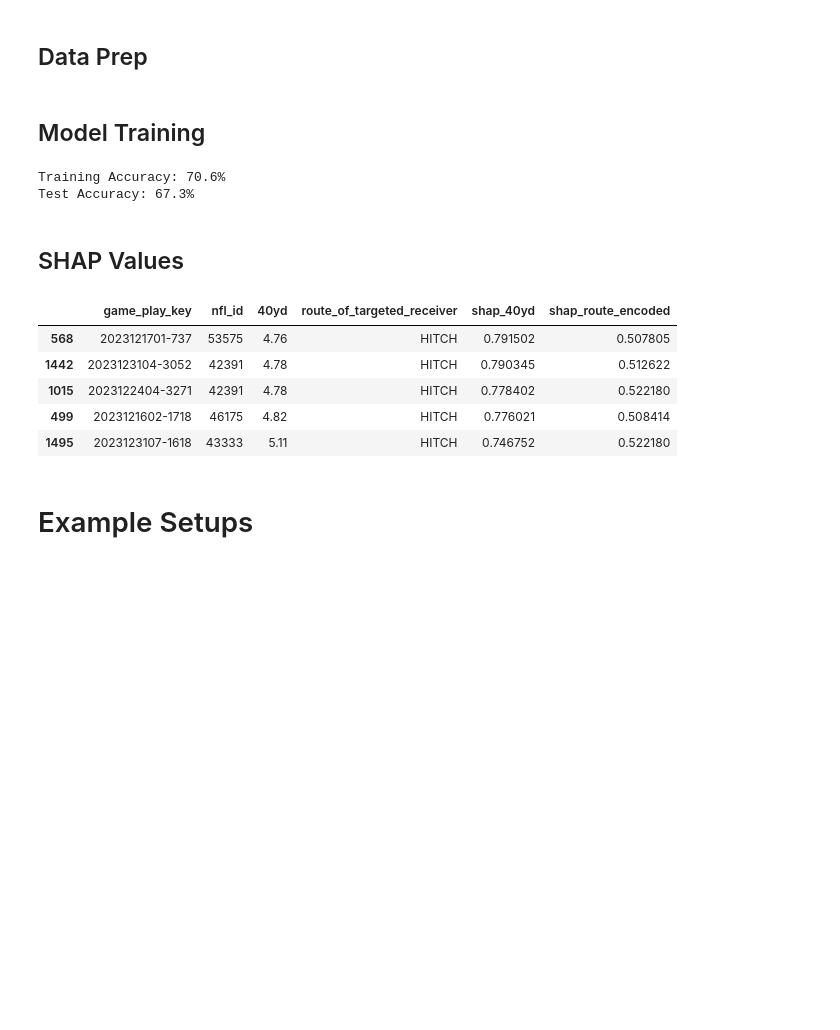
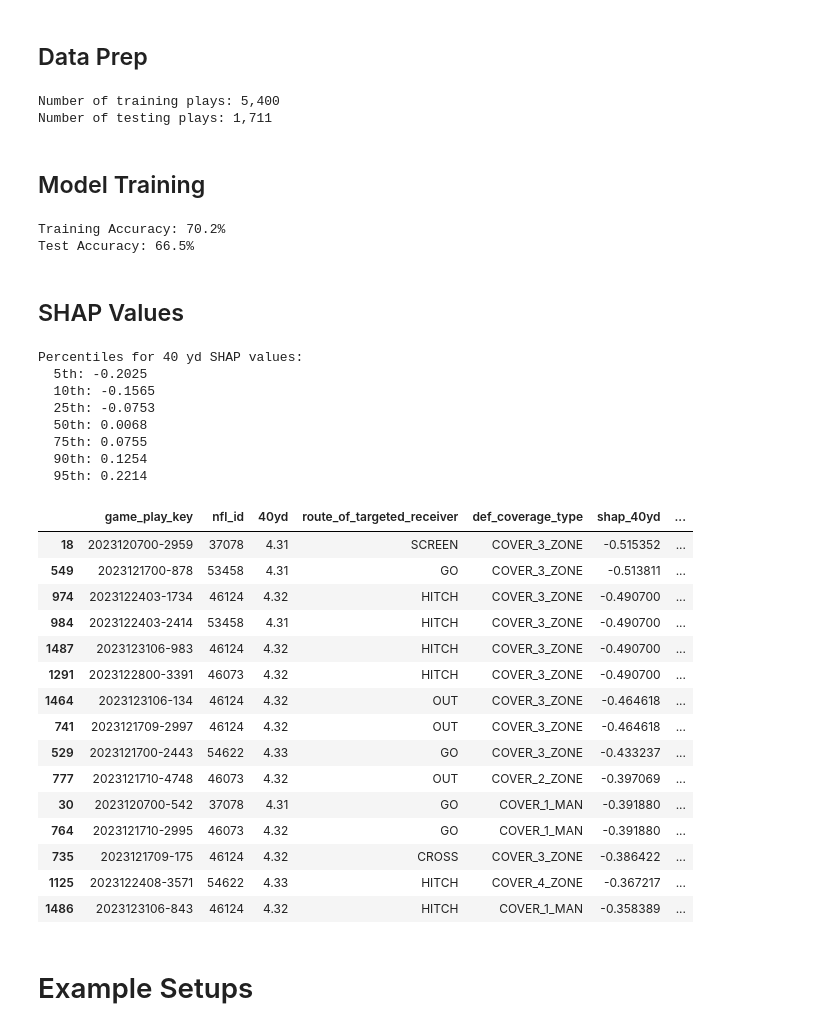
Before and after one commit to rjf2022/nfl-big-data-bowl, a Jupyter notebook: Final Code/3. Analyze Metrics.ipynb, the cells around one changed output. Saved outputs shown, nothing was run; the diff lists cells and outputs as text; code cells hidden in the pictures; blank space fills up the shorter version.

Commit message:
Finalized the model metrics

```diff
--- a/Final Code/3. Analyze Metrics.ipynb
+++ b/Final Code/3. Analyze Metrics.ipynb
@@ -24,14 +23,15 @@ df_supp = pd.read_csv(f"{folder_path}/supplementary_data.csv")
 df_supp["game_play_key"] = df_supp["game_id"].astype(str) + "-" + df_supp["play_id"].astype(str)
 
 # load the defender metrics
-df_def = pd.read_csv(f"{results_path}/defender_metrics.csv")
+df_def = pd.read_csv(f"{folder_path}/defender_metrics.csv")
 
 # load the combine data
 df_combine = pd.read_csv(f"{folder_path}/combine_data.csv")
 
 # join the dataframes together
 df_plays = (
-    df_def[["game_play_key", "nfl_id"]].merge(df_supp[[
+    df_def[["game_play_key", "nfl_id", "top_speed_mph", "peak_accel", "separation"]]
+    .merge(df_supp[[
         "game_play_key", "week", "pass_result", "route_of_targeted_receiver",
         "down", "yards_to_go", "team_coverage_type"
     ]], on = "game_play_key", how = "left")
@@ -58,6 +58,10 @@ df_plays.head()
 # split the data into train and test
 df_train = df_plays.loc[df_plays["week"] <= 13]
 df_test = df_plays.loc[df_plays["week"] > 13]
+
+# showcase the number of plays in each
+print(f"Number of training plays: {len(df_train.index):,}")
+print(f"Number of testing plays: {len(df_test.index):,}")
 
 # encode the route_of_targeted_receiver variable
 le1 = LabelEncoder()
@@ -70,7 +74,7 @@ df_train["coverage_encoded"] = le2.fit_transform(df_train["team_coverage_type"])
 df_test["coverage_encoded"] = le2.transform(df_test["team_coverage_type"])
 
 # define the variables
-predictor_vars = ['40yd', 'route_encoded', "down", "yards_to_go", 'coverage_encoded']
+predictor_vars = ['40yd', 'route_encoded', 'coverage_encoded']
 response_var = 'is_completion'
 
 # subset the train/test features and target variables
@@ -78,6 +82,9 @@ X_train = df_train[predictor_vars]
 y_train = df_train[response_var]
 X_test = df_test[predictor_vars]
 y_test = df_test[response_var]
+# %% [output]
+Number of training plays: 5,400
+Number of testing plays: 1,711
 # %% [markdown]
 ## Model Training
 # %%
@@ -101,34 +108,64 @@ y_pred_test = xgb_model.predict(X_test)
 print(f"Training Accuracy: {accuracy_score(y_train, y_pred_train):.1%}")
 print(f"Test Accuracy: {accuracy_score(y_test, y_pred_test):.1%}")
 # %% [output]
-Training Accuracy: 70.6%
-Test Accuracy: 67.3%
+Training Accuracy: 70.2%
+Test Accuracy: 66.5%
 # %% [markdown]
 ## SHAP Values
 # %%
 # Calculate SHAP values for test data
 explainer = shap.TreeExplainer(xgb_model)
 shap_values = explainer.shap_values(X_test)
 
 # put the shap values into a dataframe
 df_shap = pd.DataFrame({
     "game_play_key": df_test["game_play_key"].values,
     "nfl_id": df_test["nfl_id"].values,
     "40yd": df_test["40yd"].values,
     "route_of_targeted_receiver": df_test["route_of_targeted_receiver"].values,
+    "def_coverage_type": df_test["team_coverage_type"].values,
     "shap_40yd": shap_values[:,0],
     "shap_route_encoded": shap_values[:,1]
 })
 
+# add a distinction for "high-impact" plays
+df_shap["high_impact"] = np.where(df_shap["shap_40yd"] < -0.1, 1, 0)
+
+# summarize the SHAP values for 40 yard time
+shap_40yd = df_shap["shap_40yd"].to_list()
+pcts = [5, 10, 25, 50, 75, 90, 95]
+vals = np.percentile(shap_40yd, pcts)
+print("Percentiles for 40 yd SHAP values: ")
+for p, v in zip(pcts, vals):
+    print(f"  {p}th: {v:.4f}")
+
 # showcase the results
-df_shap.sort_values("shap_40yd", ascending = False).head()
+df_shap.sort_values("shap_40yd", ascending = True).head(15)
 # %% [output]
+Percentiles for 40 yd SHAP values:
+  5th: -0.2025
+  10th: -0.1565
+  25th: -0.0753
+  50th: 0.0068
+  75th: 0.0755
+  90th: 0.1254
+  95th: 0.2214
-|  | game_play_key | nfl_id | 40yd | route_of_targeted_receiver | shap_40yd | shap_route_encoded |
-| 568 | 2023121701-737 | 53575 | 4.76 | HITCH | 0.791502 | 0.507805 |
-| 1442 | 2023123104-3052 | 42391 | 4.78 | HITCH | 0.790345 | 0.512622 |
-| 1015 | 2023122404-3271 | 42391 | 4.78 | HITCH | 0.778402 | 0.522180 |
-| 499 | 2023121602-1718 | 46175 | 4.82 | HITCH | 0.776021 | 0.508414 |
-| 1495 | 2023123107-1618 | 43333 | 5.11 | HITCH | 0.746752 | 0.522180 |
+|  | game_play_key | nfl_id | 40yd | route_of_targeted_receiver | def_coverage_type | shap_40yd | ... |
+| 18 | 2023120700-2959 | 37078 | 4.31 | SCREEN | COVER_3_ZONE | -0.515352 | ... |
+| 549 | 2023121700-878 | 53458 | 4.31 | GO | COVER_3_ZONE | -0.513811 | ... |
+| 974 | 2023122403-1734 | 46124 | 4.32 | HITCH | COVER_3_ZONE | -0.490700 | ... |
+| 984 | 2023122403-2414 | 53458 | 4.31 | HITCH | COVER_3_ZONE | -0.490700 | ... |
+| 1487 | 2023123106-983 | 46124 | 4.32 | HITCH | COVER_3_ZONE | -0.490700 | ... |
+| 1291 | 2023122800-3391 | 46073 | 4.32 | HITCH | COVER_3_ZONE | -0.490700 | ... |
+| 1464 | 2023123106-134 | 46124 | 4.32 | OUT | COVER_3_ZONE | -0.464618 | ... |
+| 741 | 2023121709-2997 | 46124 | 4.32 | OUT | COVER_3_ZONE | -0.464618 | ... |
+| 529 | 2023121700-2443 | 54622 | 4.33 | GO | COVER_3_ZONE | -0.433237 | ... |
+| 777 | 2023121710-4748 | 46073 | 4.32 | OUT | COVER_2_ZONE | -0.397069 | ... |
+| 30 | 2023120700-542 | 37078 | 4.31 | GO | COVER_1_MAN | -0.391880 | ... |
+| 764 | 2023121710-2995 | 46073 | 4.32 | GO | COVER_1_MAN | -0.391880 | ... |
+| 735 | 2023121709-175 | 46124 | 4.32 | CROSS | COVER_3_ZONE | -0.386422 | ... |
+| 1125 | 2023122408-3571 | 54622 | 4.33 | HITCH | COVER_4_ZONE | -0.367217 | ... |
+| 1486 | 2023123106-843 | 46124 | 4.32 | HITCH | COVER_1_MAN | -0.358389 | ... |
 # %% [markdown]
 # Example Setups
 # %% [markdown]
```
Also changed, not shown: parts of 13 cells of this notebook, 4 other files.
